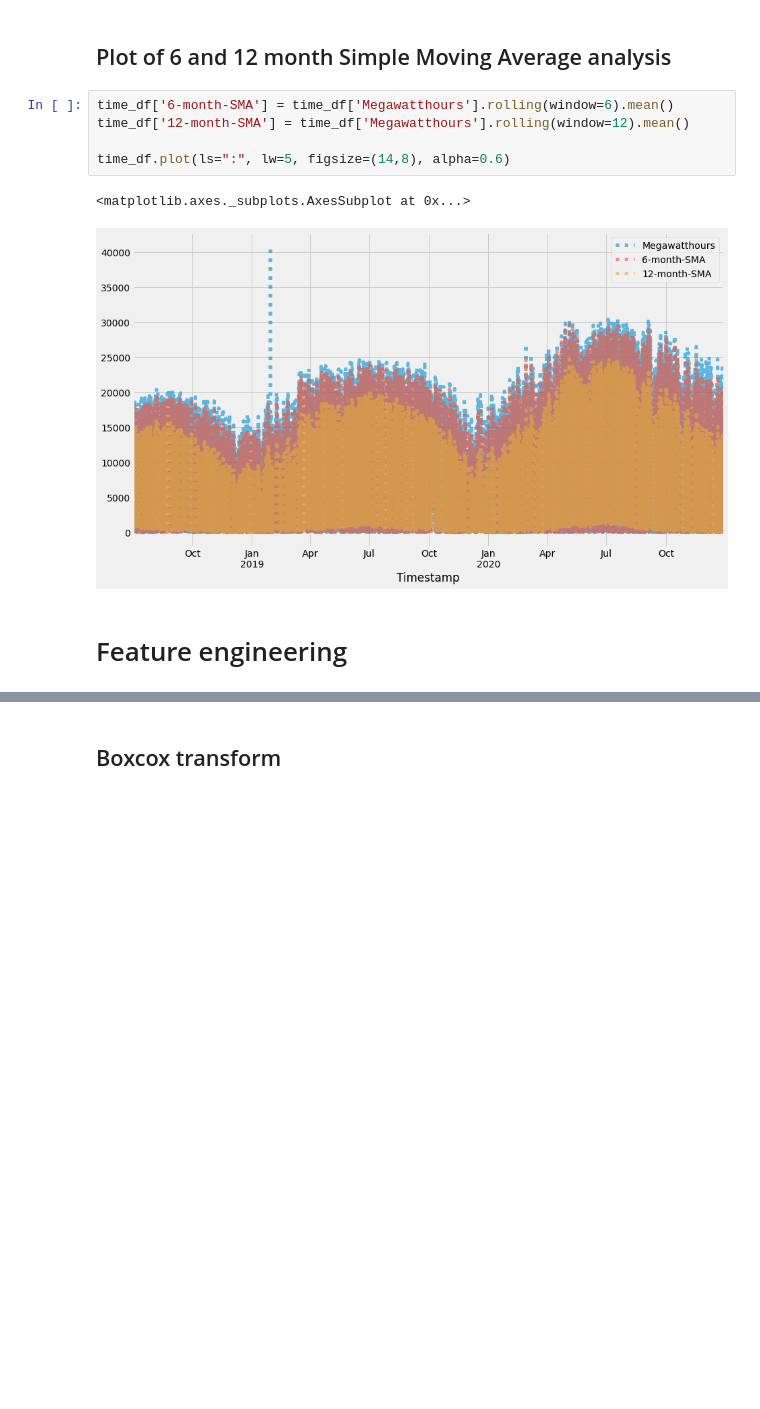
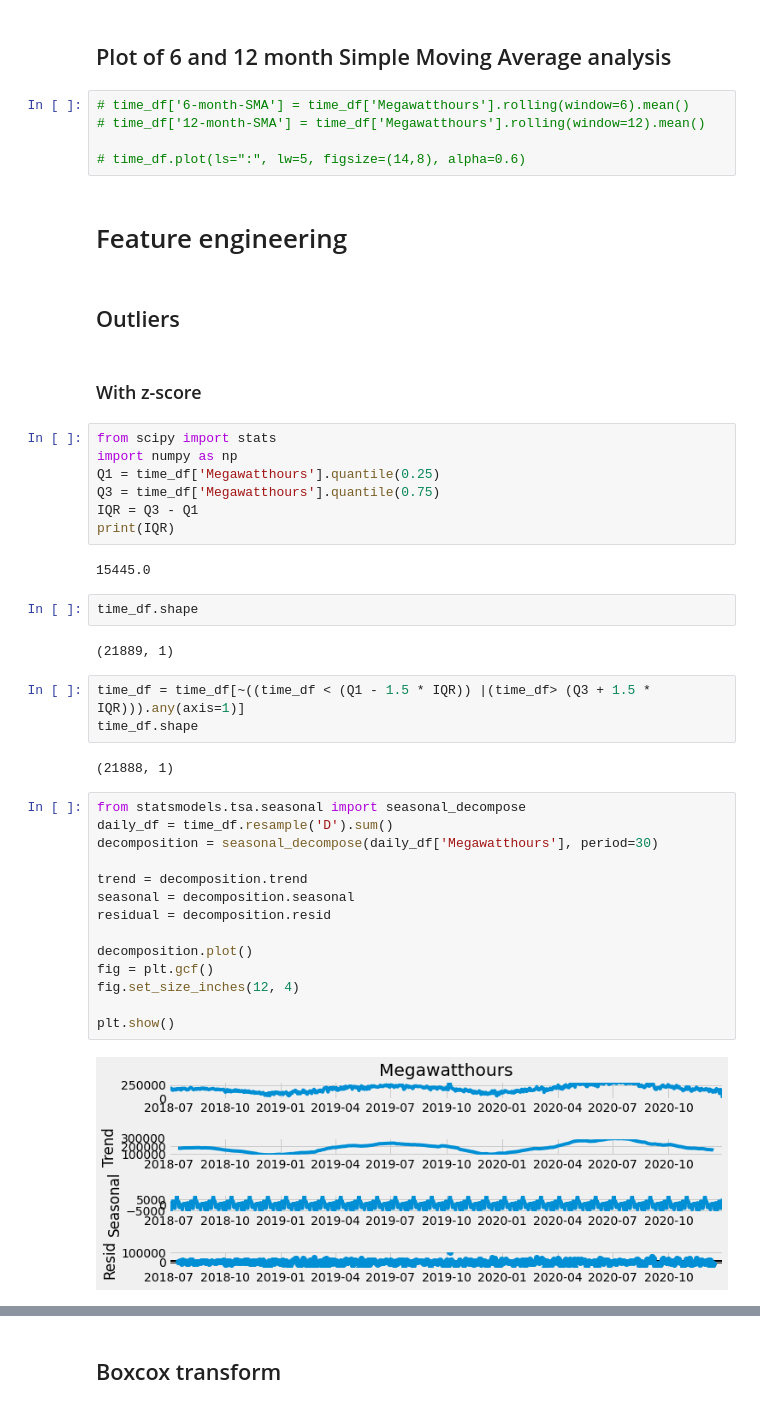
Before and after one commit to MichaelBurak/solar-data-analysis, a Jupyter notebook: solar-perhour-analysis.ipynb, the cells around one changed output, grey strips where cells are left out. Cells and saved outputs as stored; diff of their text form; blank space fills up the shorter version.

```diff
--- a/solar-perhour-analysis.ipynb
+++ b/solar-perhour-analysis.ipynb
@@ -252,12 +270,47 @@ pd.plotting.autocorrelation_plot(time_df)
 # %% [markdown]
 ## Plot of 6 and 12 month Simple Moving Average analysis
 # %%
-time_df['6-month-SMA'] = time_df['Megawatthours'].rolling(window=6).mean()
-time_df['12-month-SMA'] = time_df['Megawatthours'].rolling(window=12).mean()
+# time_df['6-month-SMA'] = time_df['Megawatthours'].rolling(window=6).mean()
+# time_df['12-month-SMA'] = time_df['Megawatthours'].rolling(window=12).mean()
 
-time_df.plot(ls=":", lw=5, figsize=(14,8), alpha=0.6)
+# time_df.plot(ls=":", lw=5, figsize=(14,8), alpha=0.6)
-# %% [output]
-<matplotlib.axes._subplots.AxesSubplot at 0x...>
-[figure, removed]
 # %% [markdown]
 # Feature engineering
+# %% [markdown]
+## Outliers
+# %% [markdown]
+### With z-score
+# %%
+from scipy import stats
+import numpy as np
+Q1 = time_df['Megawatthours'].quantile(0.25)
+Q3 = time_df['Megawatthours'].quantile(0.75)
+IQR = Q3 - Q1
+print(IQR)
+# %% [output]
+15445.0
+# %%
+time_df.shape
+# %% [output]
+(21889, 1)
+# %%
+time_df = time_df[~((time_df < (Q1 - 1.5 * IQR)) |(time_df> (Q3 + 1.5 * IQR))).any(axis=1)]
+time_df.shape
+# %% [output]
+(21888, 1)
+# %%
+from statsmodels.tsa.seasonal import seasonal_decompose
+daily_df = time_df.resample('D').sum()
+decomposition = seasonal_decompose(daily_df['Megawatthours'], period=30)
+
+trend = decomposition.trend
+seasonal = decomposition.seasonal
+residual = decomposition.resid
+
+decomposition.plot()
+fig = plt.gcf()
+fig.set_size_inches(12, 4)
+
+plt.show()
+# %% [output]
+[figure, added]
```
Also changed, not shown: parts of 29 cells of this notebook.
